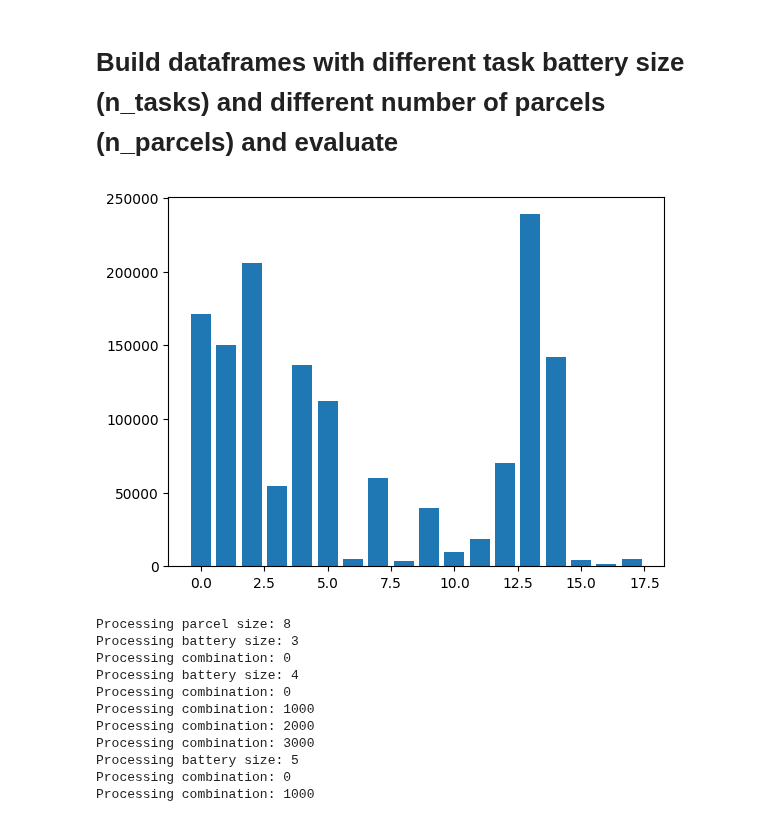
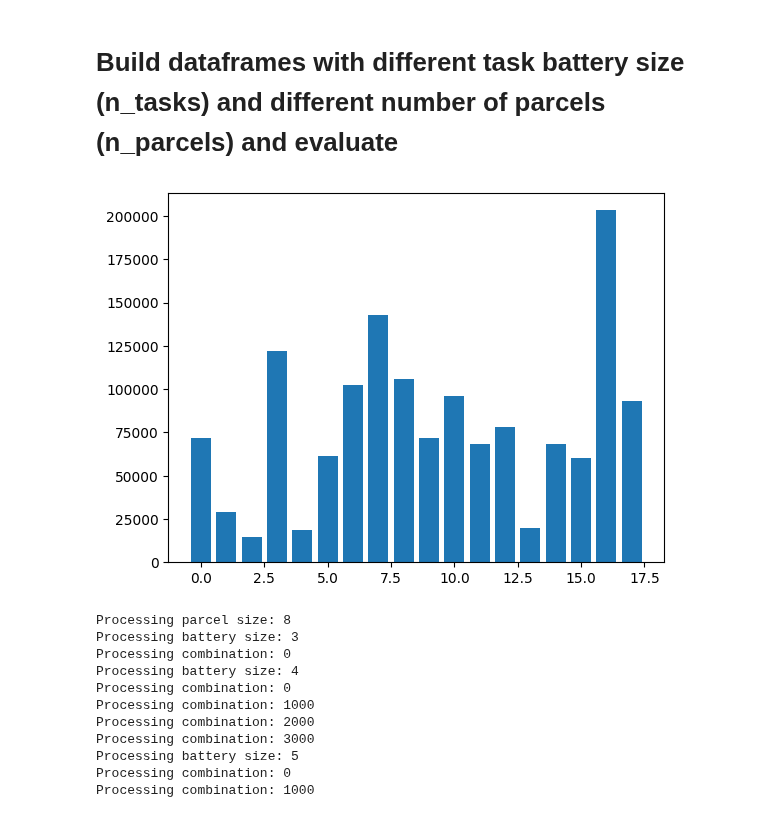
Before and after one commit to DiedrichsenLab/OptimalBattery, a Jupyter notebook: notebooks/6d.real_eval_multi_cortical_PFC.ipynb, the cells around one changed output. Drawn from its saved outputs; the diff is of its cells as text; code cells hidden in the pictures.

```diff
--- a/notebooks/6d.real_eval_multi_cortical_PFC.ipynb
+++ b/notebooks/6d.real_eval_multi_cortical_PFC.ipynb
@@ -151,25 +151,25 @@ ROI_mask = pt.tensor(ROI_mask, dtype=pt.float32, device=device)
 # %%
 # estimate Vs for session 1 using s1 full data
 full_vs_train = es.estimate_Vs(data_mdtb_s1_all,parcellation=parcelation,ROI_mask= ROI_mask)
 full_vs_train = ut.center_matrix(full_vs_train,axis=0)
 full_vs_train = ut.normalize_matrix(full_vs_train,axis=0)
 
 # estimate Vs for session 2 using s2 full data
 full_vs_test = es.estimate_Vs(data_test,parcellation=parcelation,ROI_mask=ROI_mask)
 full_vs_test = ut.center_matrix(full_vs_test,axis=0)
 full_vs_test = ut.normalize_matrix(full_vs_test,axis=0)
 
 # Get list of parcels ordered by size by counting voxel assignments across subjects (using Vs from session 1)
-Us = es.estimate_Us(data_mdtb_s1_all, full_vs_train,method='ridge',hard=True)
+Us = es.estimate_Us(data_mdtb_s1_all, full_vs_train,method='correlation',hard=True)
 parcel_counts = Us.sum(dim=(0,2))
 sorted_parcels = pt.argsort(parcel_counts, descending=True).cpu().numpy()
 parcel_counts = parcel_counts.cpu().numpy()
 total_parcels = len(sorted_parcels)
 
 plt.bar(range(len(parcel_counts)), parcel_counts)
 plt.show()
 # %% [output]
-[figure, old version]
+[figure, new version]
 # %%
 condition_df= ct.get_condition_indices(info_mdtb_1_run)
 # %%
```
Also changed, not shown: parts of 3 cells of this notebook, 3 other files.
